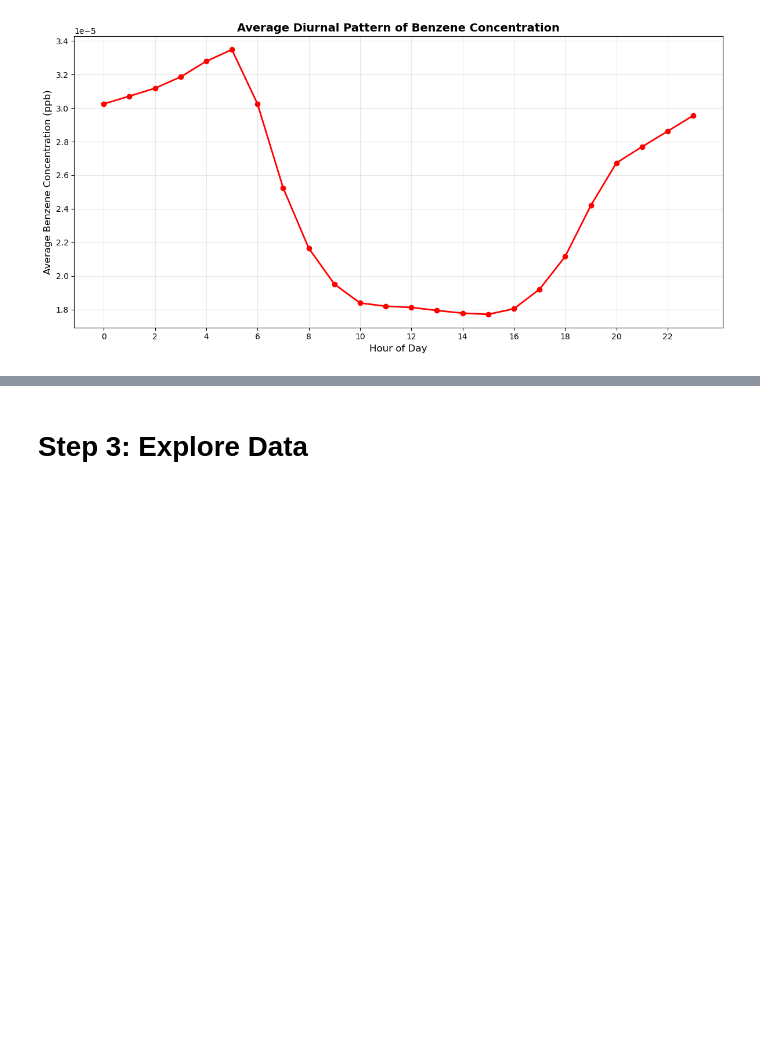
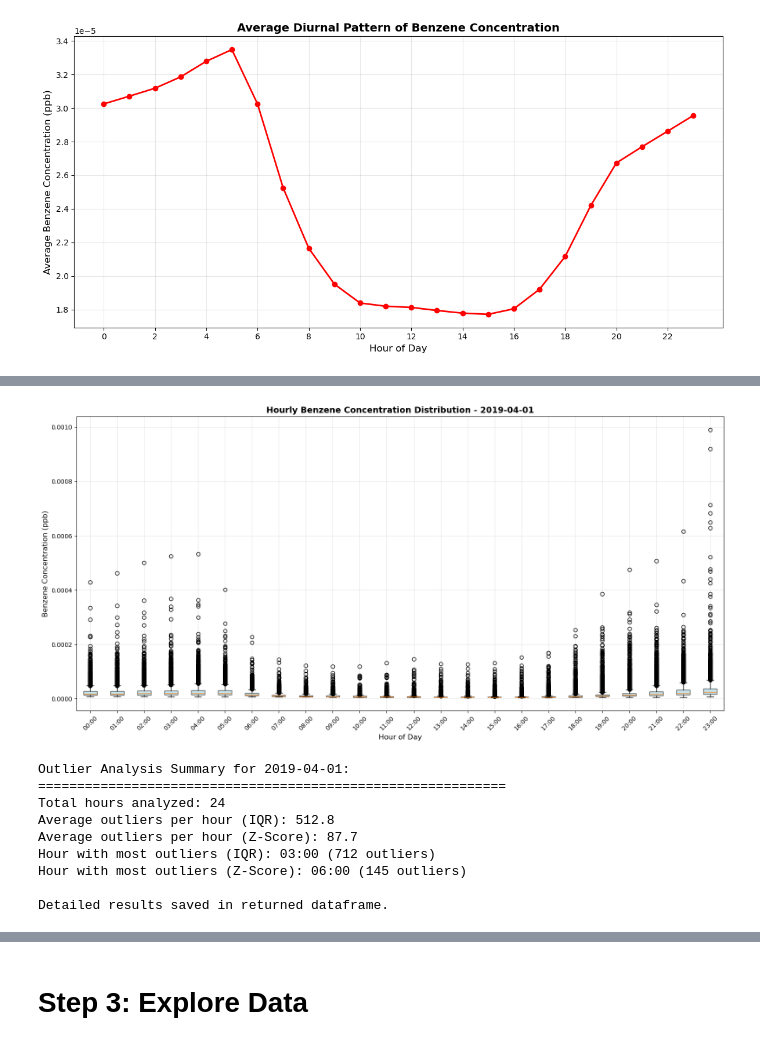
Before and after one commit to npr99/integrate_people_theme1_cookbook, a Jupyter notebook: ip1_2cv1_hourlyair.ipynb, the cells around one changed output, grey strips where cells are left out. Cells and saved outputs as stored; diff of their text form; code cells hidden in the pictures; blank space fills up the shorter version.

```diff
--- a/ip1_2cv1_hourlyair.ipynb
+++ b/ip1_2cv1_hourlyair.ipynb
@@ -207,3 +207,25 @@ Shape of hourly_benz_df_v6: (5184, 5137)
 
 Column names (first 10): ['row_col', 0, 1, 2, 3, 4, 5, 6, 7, 8]
 Total number of timesteps: 5136
+# %%
+# Calculate time series statistics across all spatial locations
+# Get the time step columns (excluding row_col)
+time_columns = [col for col in hourly_benz_df_v6.columns if col != 'row_col']
+
+# Calculate statistics for each time step across all spatial locations
+mean_values = []
+median_values = []
+min_values = []
+max_values = []
+
+for col in time_columns:
+    values = hourly_benz_df_v6[col]
+    mean_values.append(values.mean())
+    median_values.append(values.median())
+    min_values.append(values.min())
+    max_values.append(values.max())
+
+print(f"Calculated statistics for {len(time_columns)} time steps")
+print(f"Sample mean value (integer): {mean_values[0]:.0f}")
+print(f"Sample max value (integer): {max_values[0]:.0f}")
+print(f"Sample min value (integer): {min_values[0]:.0f}")
@@ -318,0 +541,15 @@ plt.show()
+# %%
+# Example usage: Create box plots for June 15, 2019 and save results
+target_date = datetime(2019, 4, 1)
+outlier_analysis_df = create_daily_hourly_boxplots(target_date)
+# %% [output]
+[figure, added]
+Outlier Analysis Summary for 2019-04-01:
+============================================================
+Total hours analyzed: 24
+Average outliers per hour (IQR): 512.8
+Average outliers per hour (Z-Score): 87.7
+Hour with most outliers (IQR): 03:00 (712 outliers)
+Hour with most outliers (Z-Score): 06:00 (145 outliers)
+
+Detailed results saved in returned dataframe.
```
Also changed, not shown: parts of 9 cells of this notebook, 4 other files.
